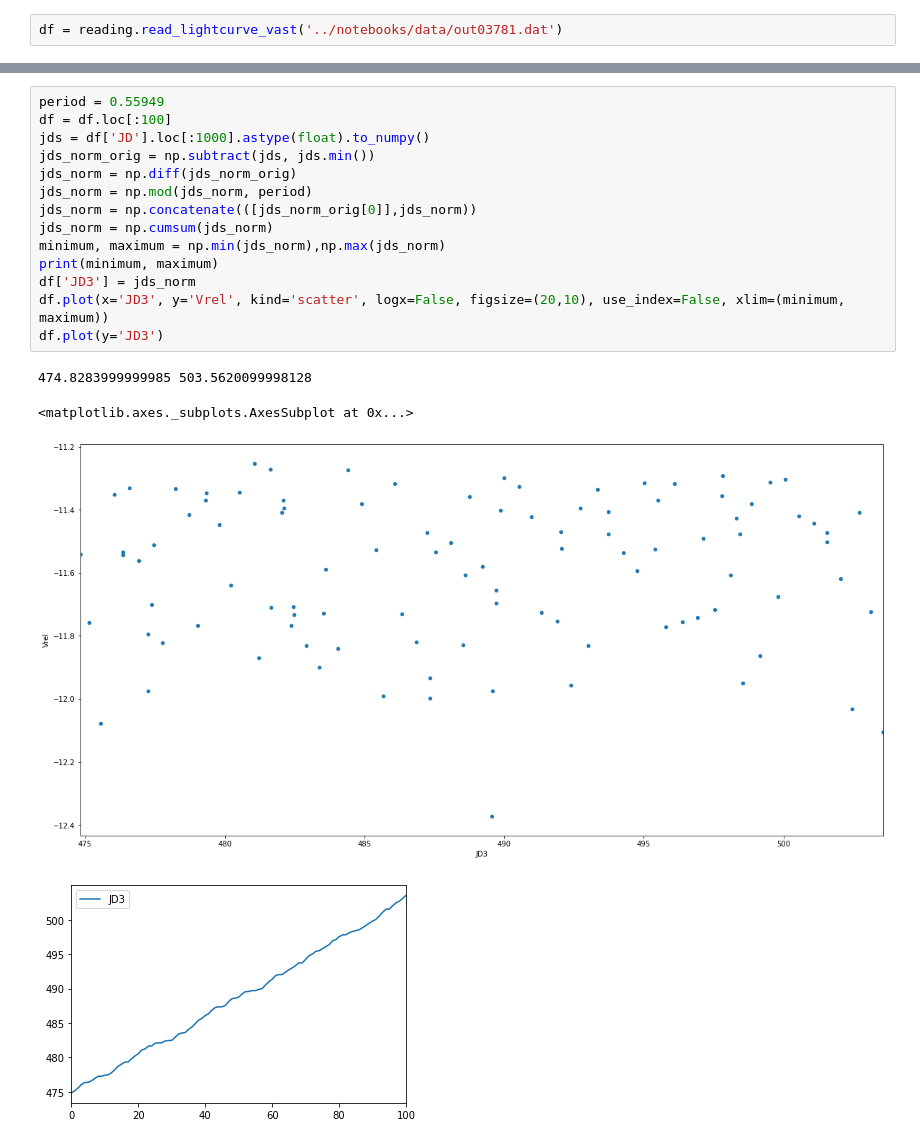
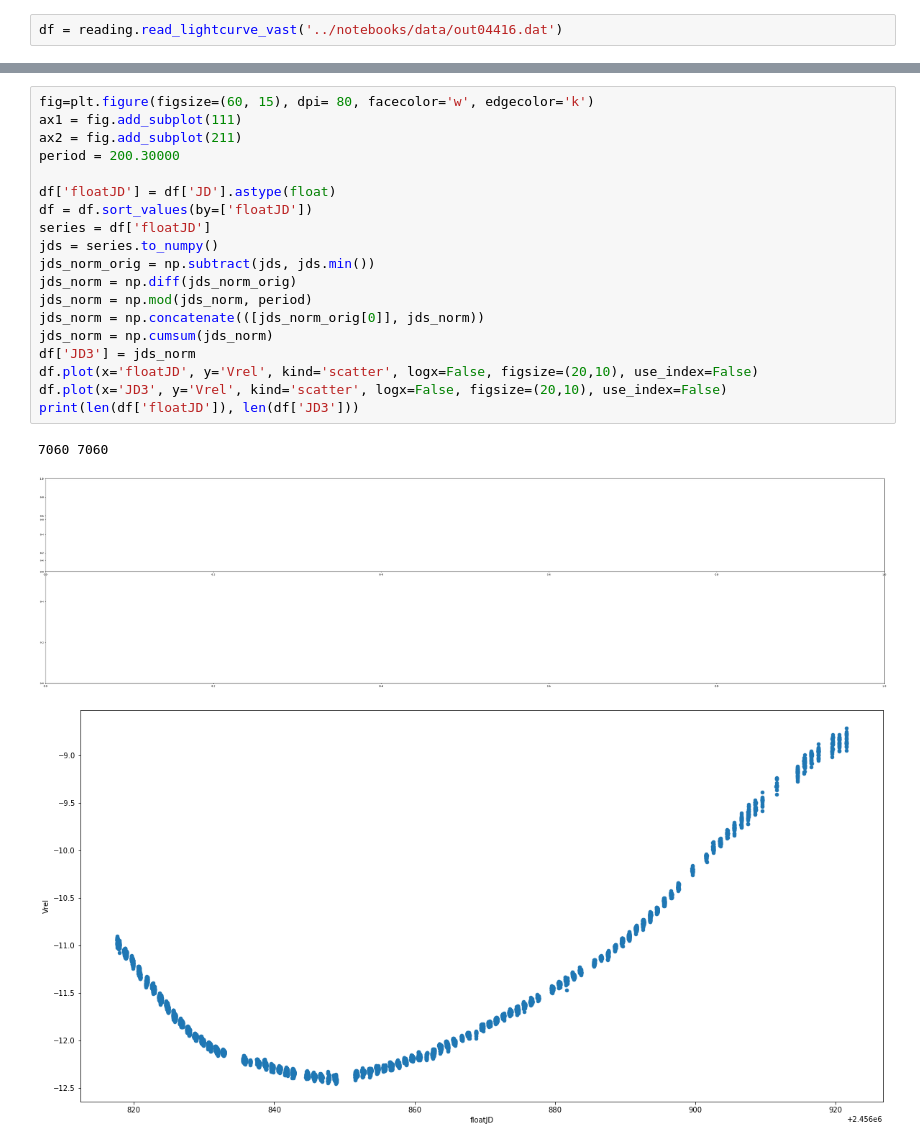
Before and after one commit to mrosseel/vast-automation, a Jupyter notebook: notebooks/phased_lightcurves.ipynb, the cells around one changed output, grey strips where cells are left out. Cells and saved outputs as stored; diff of their text form.

Commit message:
Fix charts, finder charts, ref frame,

```diff
--- a/notebooks/phased_lightcurves.ipynb
+++ b/notebooks/phased_lightcurves.ipynb
@@ -10,5 +14,5 @@ import math
 # %%
-df = reading.read_lightcurve_vast('../notebooks/data/out03781.dat')
+df = reading.read_lightcurve_vast('../notebooks/data/out04416.dat')
 # %%
 print(df.info())
 df.head()
@@ -35,19 +39,23 @@ None
 # %%
-period = 0.55949
-df = df.loc[:100]
-jds = df['JD'].loc[:1000].astype(float).to_numpy()
+fig=plt.figure(figsize=(60, 15), dpi= 80, facecolor='w', edgecolor='k')
+ax1 = fig.add_subplot(111)
+ax2 = fig.add_subplot(211)
+period = 200.30000
+
+df['floatJD'] = df['JD'].astype(float)
+df = df.sort_values(by=['floatJD'])
+series = df['floatJD']
+jds = series.to_numpy()
 jds_norm_orig = np.subtract(jds, jds.min())
 jds_norm = np.diff(jds_norm_orig)
 jds_norm = np.mod(jds_norm, period)
-jds_norm = np.concatenate(([jds_norm_orig[0]],jds_norm))
+jds_norm = np.concatenate(([jds_norm_orig[0]], jds_norm))
 jds_norm = np.cumsum(jds_norm)
-minimum, maximum = np.min(jds_norm),np.max(jds_norm)
-print(minimum, maximum)
 df['JD3'] = jds_norm
-df.plot(x='JD3', y='Vrel', kind='scatter', logx=False, figsize=(20,10), use_index=False, xlim=(minimum, maximum))
-df.plot(y='JD3')
+df.plot(x='floatJD', y='Vrel', kind='scatter', logx=False, figsize=(20,10), use_index=False)
+df.plot(x='JD3', y='Vrel', kind='scatter', logx=False, figsize=(20,10), use_index=False)
+print(len(df['floatJD']), len(df['JD3']))
 # %% [output]
-474.8283999999985 503.5620099998128
+7060 7060
-<matplotlib.axes._subplots.AxesSubplot at 0x...>
-[figure, old version]
+[figure, new version]
-[figure, old version]
+[figure, new version]
```
Also changed, not shown: parts of 3 cells of this notebook, 6 other files.
